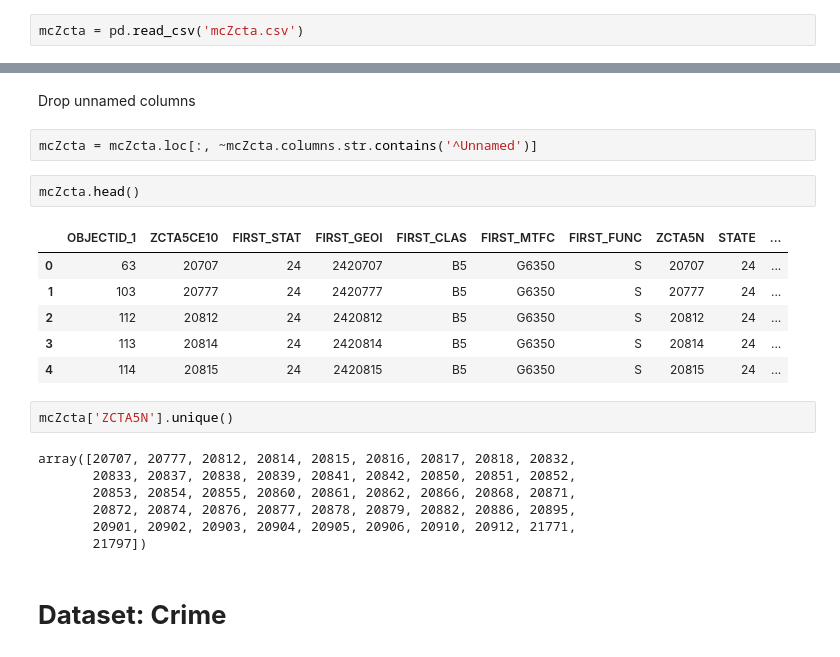
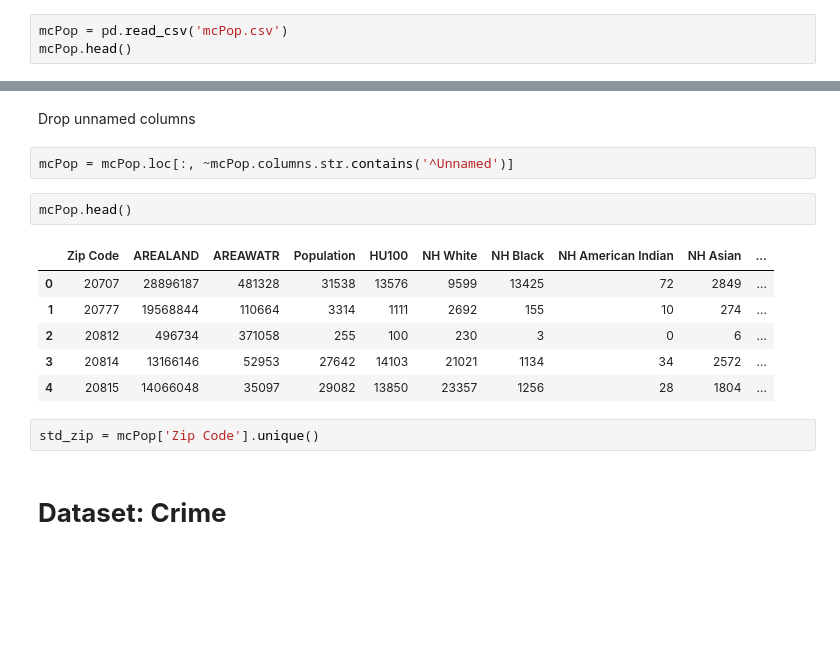
Before and after one commit to dspark0419/DATA-205, a Jupyter notebook: Project_Crime.ipynb, the cells around one changed output, grey strips where cells are left out. Saved outputs shown, nothing was run; the diff lists cells and outputs as text; blank space fills up the shorter version.

```diff
--- a/Project_Crime.ipynb
+++ b/Project_Crime.ipynb
@@ -36,2 +30,3 @@ import plotly.graph_objects as go
 # %%
-mcZcta = pd.read_csv('mcZcta.csv')
+mcPop = pd.read_csv('mcPop.csv')
+mcPop.head()
@@ -49,25 +40,18 @@ mcZcta.head()
 # %% [markdown]
 Drop unnamed columns
 # %%
-mcZcta = mcZcta.loc[:, ~mcZcta.columns.str.contains('^Unnamed')]
+mcPop = mcPop.loc[:, ~mcPop.columns.str.contains('^Unnamed')]
 # %%
-mcZcta.head()
+mcPop.head()
 # %% [output]
-|  | OBJECTID_1 | ZCTA5CE10 | FIRST_STAT | FIRST_GEOI | FIRST_CLAS | FIRST_MTFC | FIRST_FUNC | ZCTA5N | STATE | ... |
-| 0 | 63 | 20707 | 24 | 2420707 | B5 | G6350 | S | 20707 | 24 | ... |
-| 1 | 103 | 20777 | 24 | 2420777 | B5 | G6350 | S | 20777 | 24 | ... |
-| 2 | 112 | 20812 | 24 | 2420812 | B5 | G6350 | S | 20812 | 24 | ... |
-| 3 | 113 | 20814 | 24 | 2420814 | B5 | G6350 | S | 20814 | 24 | ... |
-| 4 | 114 | 20815 | 24 | 2420815 | B5 | G6350 | S | 20815 | 24 | ... |
+|  | Zip Code | AREALAND | AREAWATR | Population | HU100 | NH White | NH Black | NH American Indian | NH Asian | ... |
+| 0 | 20707 | 28896187 | 481328 | 31538 | 13576 | 9599 | 13425 | 72 | 2849 | ... |
+| 1 | 20777 | 19568844 | 110664 | 3314 | 1111 | 2692 | 155 | 10 | 274 | ... |
+| 2 | 20812 | 496734 | 371058 | 255 | 100 | 230 | 3 | 0 | 6 | ... |
+| 3 | 20814 | 13166146 | 52953 | 27642 | 14103 | 21021 | 1134 | 34 | 2572 | ... |
+| 4 | 20815 | 14066048 | 35097 | 29082 | 13850 | 23357 | 1256 | 28 | 1804 | ... |
-# %%
-mcZcta['ZCTA5N'].unique()
-# %% [output]
-array([20707, 20777, 20812, 20814, 20815, 20816, 20817, 20818, 20832,
-       20833, 20837, 20838, 20839, 20841, 20842, 20850, 20851, 20852,
-       20853, 20854, 20855, 20860, 20861, 20862, 20866, 20868, 20871,
-       20872, 20874, 20876, 20877, 20878, 20879, 20882, 20886, 20895,
-       20901, 20902, 20903, 20904, 20905, 20906, 20910, 20912, 21771,
-       21797])
+# %%
+std_zip = mcPop['Zip Code'].unique()
 # %% [markdown]
 # **Dataset: Crime**
 # %% [markdown]
```
Also changed, not shown: parts of 31 cells of this notebook.
